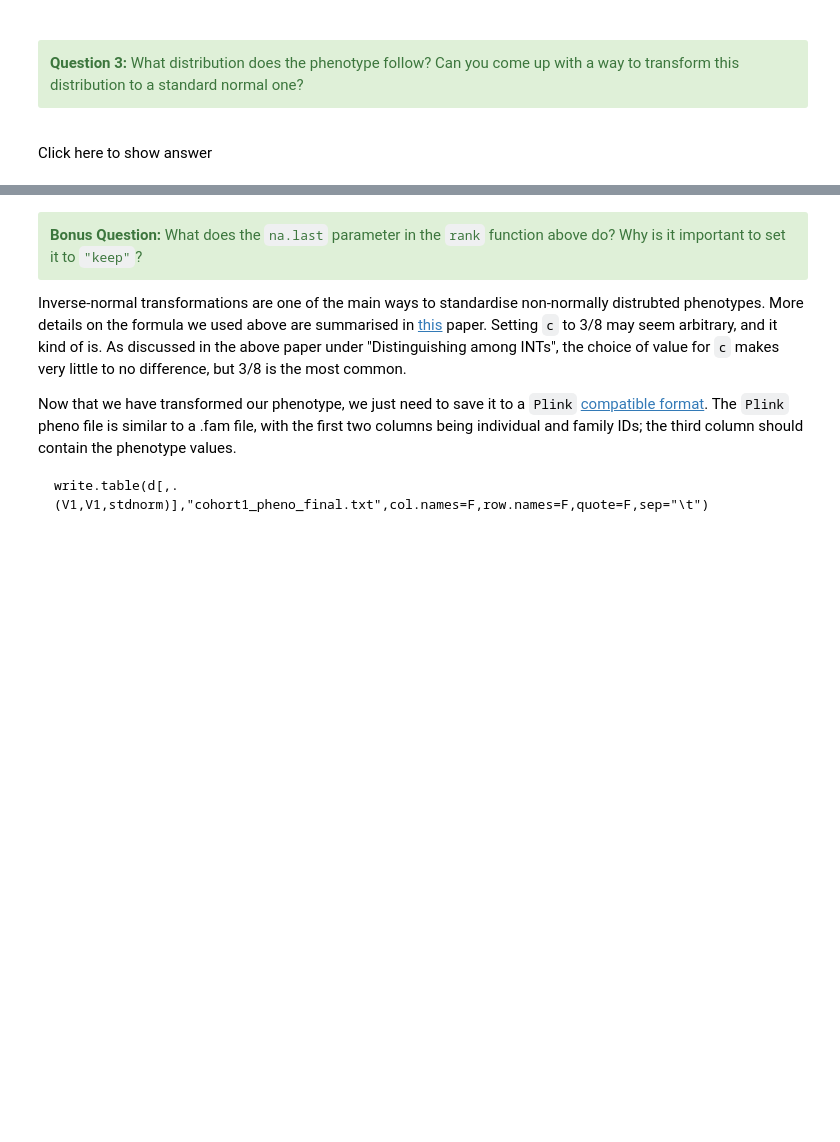
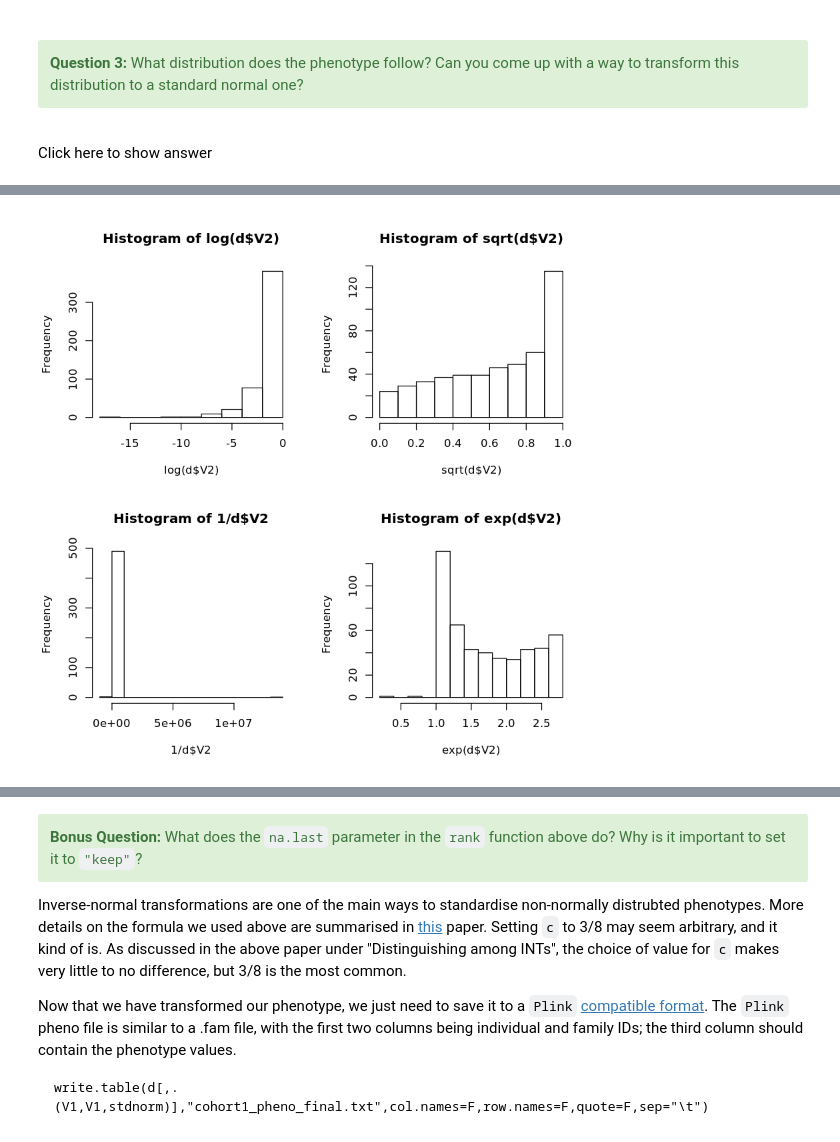
Before and after one commit to hmgu-itg/teaching_binder, a Jupyter notebook: Workshop.ipynb, the cells around one changed output, grey strips where cells are left out. Cells and saved outputs as stored; diff of their text form; code cells hidden in the pictures; blank space fills up the shorter version.

```diff
--- a/Workshop.ipynb
+++ b/Workshop.ipynb
@@ -163,0 +169,7 @@ hist(d$V2,xlab="Phenotype", main="Raw phenotype without outliers")
+# %%
+par(mfrow=c(2,2))
+hist(log(d$V2))
+hist(sqrt(d$V2))
+hist(1/d$V2)
+hist(exp(d$V2))
+# %% [output]
@@ -164 +179,2 @@ hist(d$V2,xlab="Phenotype", main="Raw phenotype without outliers")
+[figure, added]
 # %%
```
Also changed, not shown: parts of 13 cells of this notebook.
